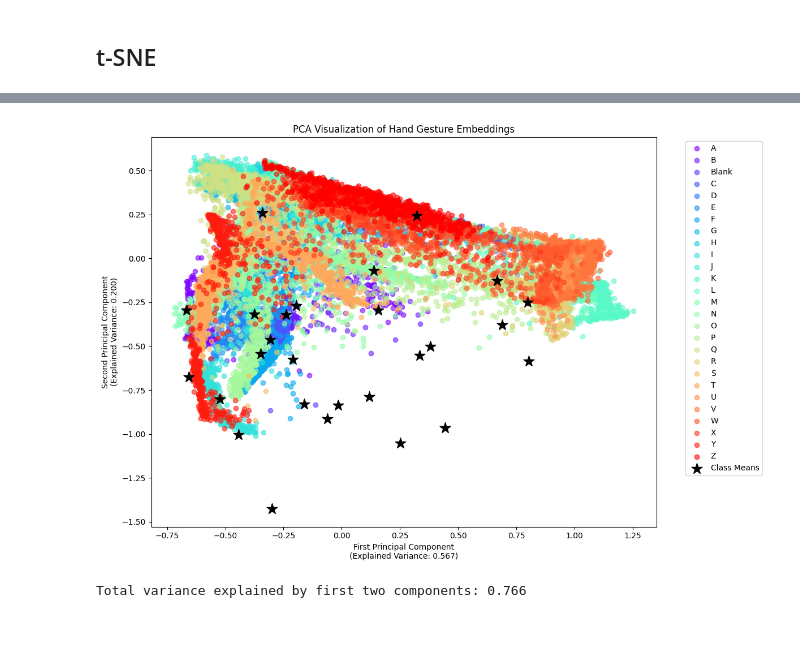
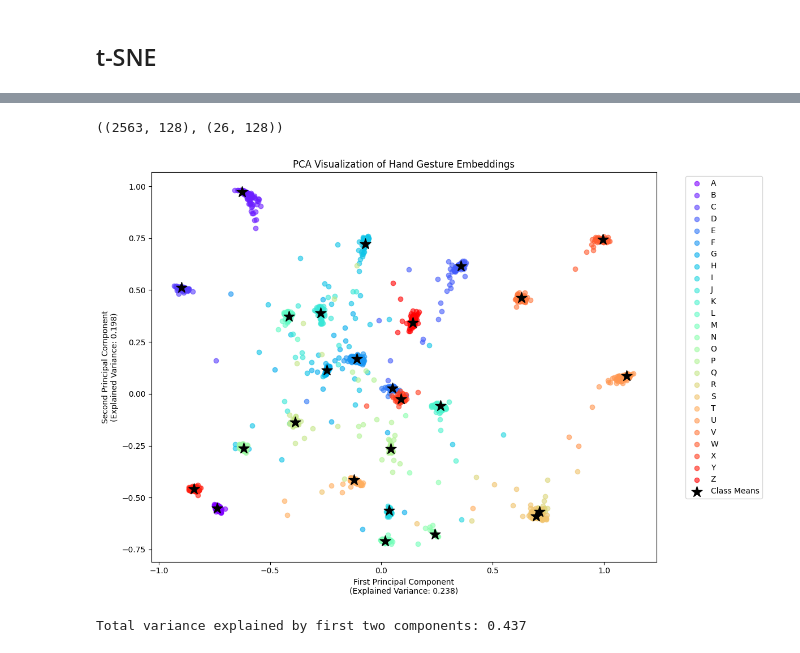
Before and after one commit to ash3327/major-fyp-2024, a Jupyter notebook: demo/ce_augmented_test_deep.ipynb, the cells around one changed output, grey strips where cells are left out. Saved outputs shown, nothing was run; the diff lists cells and outputs as text; code cells hidden in the pictures.

```diff
--- a/demo/ce_augmented_test_deep.ipynb
+++ b/demo/ce_augmented_test_deep.ipynb
@@ -374,7 +358,9 @@ pairs_train, pairs_test, labels_train, labels_test = train_test_split(pairs, lab
 # %%
 # Example usage
 # Assuming you already have your data (X, y) and trained `base_network`
-embeddings = get_embeddings(base_network, X)
+# embeddings = get_embeddings(base_network, X)
+embeddings = embeddings_true
+y = ground_truth
 
 # Optional: Provide class names if available
 class_names = [chr(i) for i in range(ord('A'), ord('Z') + 1)] + ["Blank"]
@@ -382,0 +395,5 @@ class_names = [chr(i) for i in range(ord('A'), ord('Z') + 1)] + ["Blank"]
+# %%
+y = np.array(y)
+embeddings = np.array(embeddings)
+# %%
+embeddings = np.squeeze(embeddings, axis=1)
@@ -387,0 +409,2 @@ plot_tsne(embeddings, y)
+# %%
+class_means = recognizer.class_means
@@ -388,3 +413,7 @@ plot_tsne(embeddings, y)
+# %%
+embeddings.shape, np.array([class_means[label] for label in unique_labels]).shape
+# %% [output]
+((2563, 128), (26, 128))
 # %%
 from sklearn.decomposition import PCA
 import matplotlib.pyplot as plt
@@ -394,32 +423,40 @@ import numpy as np
 pca = PCA(n_components=2)
 X_pca = pca.fit_transform(embeddings)
 
 # Create scatter plot
 plt.figure(figsize=(12, 8))
 
 # Plot each class
 unique_labels = np.unique(y)
 colors = plt.cm.rainbow(np.linspace(0, 1, len(unique_labels)))
 
 for label, color in zip(unique_labels, colors):
     mask = y == label
     plt.scatter(X_pca[mask, 0], X_pca[mask, 1],
                 c=[color], label=label, alpha=0.6)
 
 # Plot class means
 means_pca = pca.transform(np.array([class_means[label] for label in unique_labels]))
 plt.scatter(means_pca[:, 0], means_pca[:, 1],
             c='black', marker='*', s=200, label='Class Means')
 
+# Add text labels for each mean point
+for i, label in enumerate(unique_labels):
+    plt.annotate(label,
+                (means_pca[i, 0], means_pca[i, 1]),
+                xytext=(5, 5),
+                textcoords='offset points',
+                fontweight='bold')
+
 plt.xlabel(f'First Principal Component\n(Explained Variance: {pca.explained_variance_ratio_[0]:.3f})')
 plt.ylabel(f'Second Principal Component\n(Explained Variance: {pca.explained_variance_ratio_[1]:.3f})')
 plt.title('PCA Visualization of Hand Gesture Embeddings')
 plt.legend(bbox_to_anchor=(1.05, 1), loc='upper left')
 plt.tight_layout()
 plt.show()
 
 # Print total explained variance
 print(f"Total variance explained by first two components: {sum(pca.explained_variance_ratio_[:2]):.3f}")
 # %% [output]
-[figure, old version]
+[figure, new version]
-Total variance explained by first two components: 0.766
+Total variance explained by first two components: 0.437
```
Also changed, not shown: parts of 13 cells of this notebook, 9 other files.
